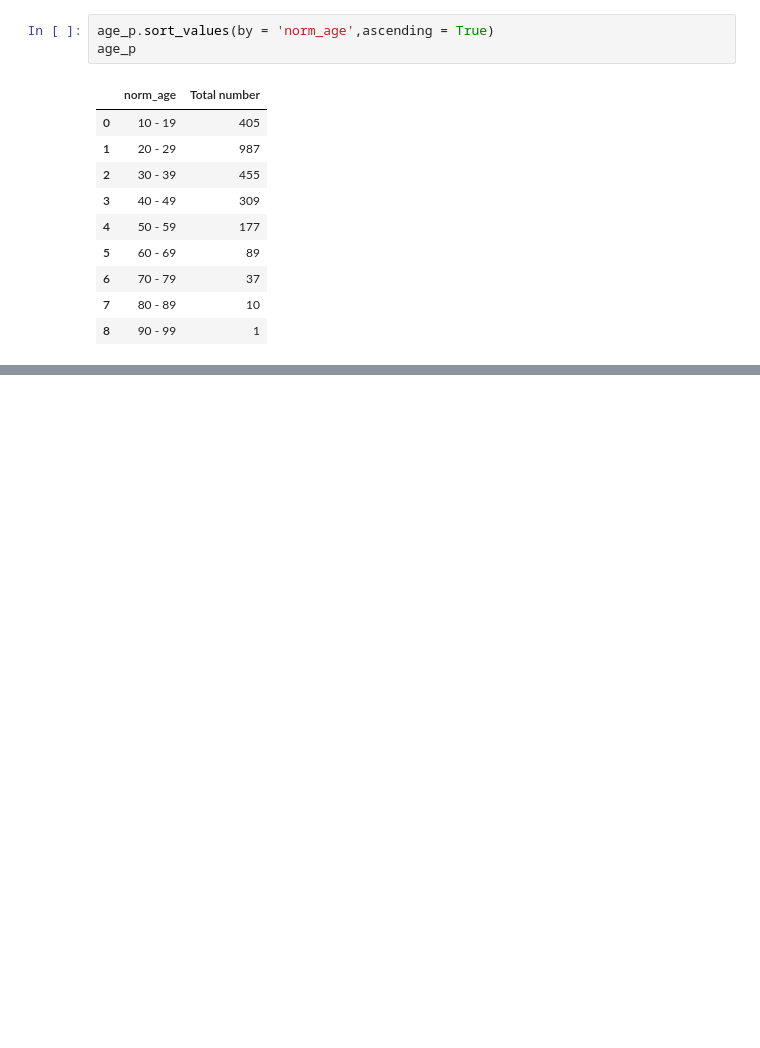
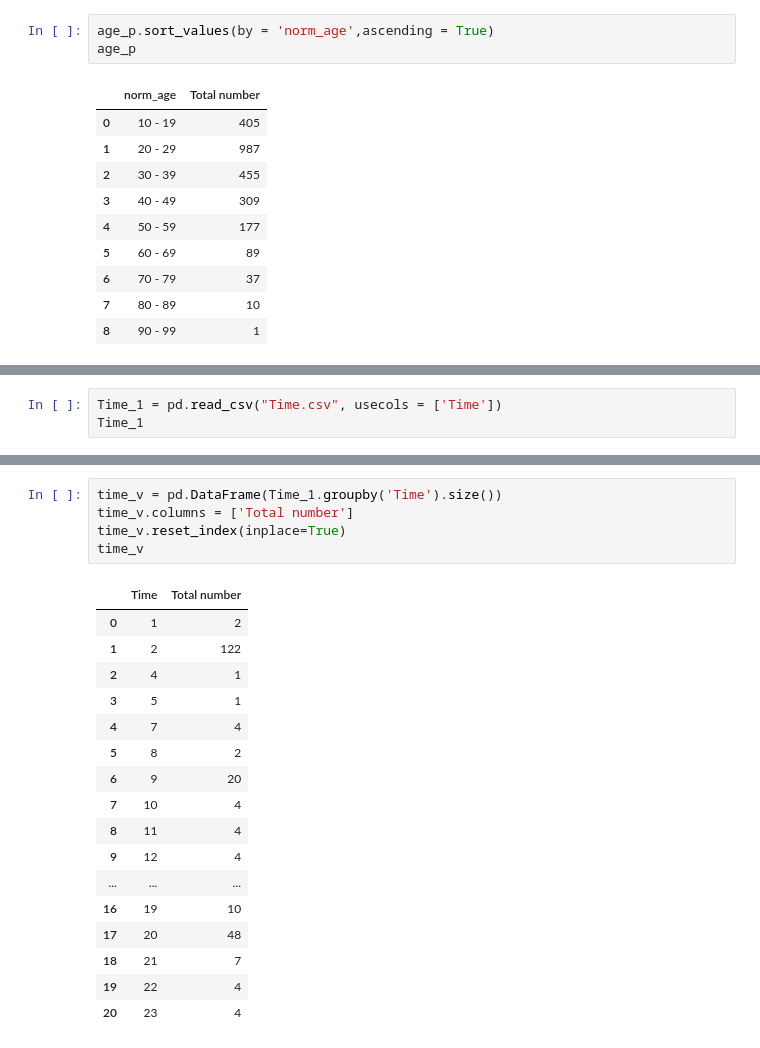
Before and after one commit to bses-codes/FightBack, a Jupyter notebook: ageana.ipynb, the cells around one changed output, grey strips where cells are left out. Cells and saved outputs as stored; diff of their text form; blank space fills up the shorter version.

Commit message:
Time

```diff
--- a/ageana.ipynb
+++ b/ageana.ipynb
@@ -128,0 +132,3 @@ SyntaxError: expression cannot contain assignment, perhaps you meant "=="? (2074
+# %%
+Time_1 = pd.read_csv("Time.csv", usecols = ['Time'])
+Time_1
@@ -128,0 +149,23 @@ SyntaxError: expression cannot contain assignment, perhaps you meant "=="? (2074
+# %%
+time_v = pd.DataFrame(Time_1.groupby('Time').size())
+time_v.columns = ['Total number']
+time_v.reset_index(inplace=True)
+time_v
+# %% [output]
+|  | Time | Total number |
+| 0 | 1 | 2 |
+| 1 | 2 | 122 |
+| 2 | 4 | 1 |
+| 3 | 5 | 1 |
+| 4 | 7 | 4 |
+| 5 | 8 | 2 |
+| 6 | 9 | 20 |
+| 7 | 10 | 4 |
+| 8 | 11 | 4 |
+| 9 | 12 | 4 |
+| ... | ... | ... |
+| 16 | 19 | 10 |
+| 17 | 20 | 48 |
+| 18 | 21 | 7 |
+| 19 | 22 | 4 |
+| 20 | 23 | 4 |
```
Also changed, not shown: parts of 13 cells of this notebook, 2 other files.
